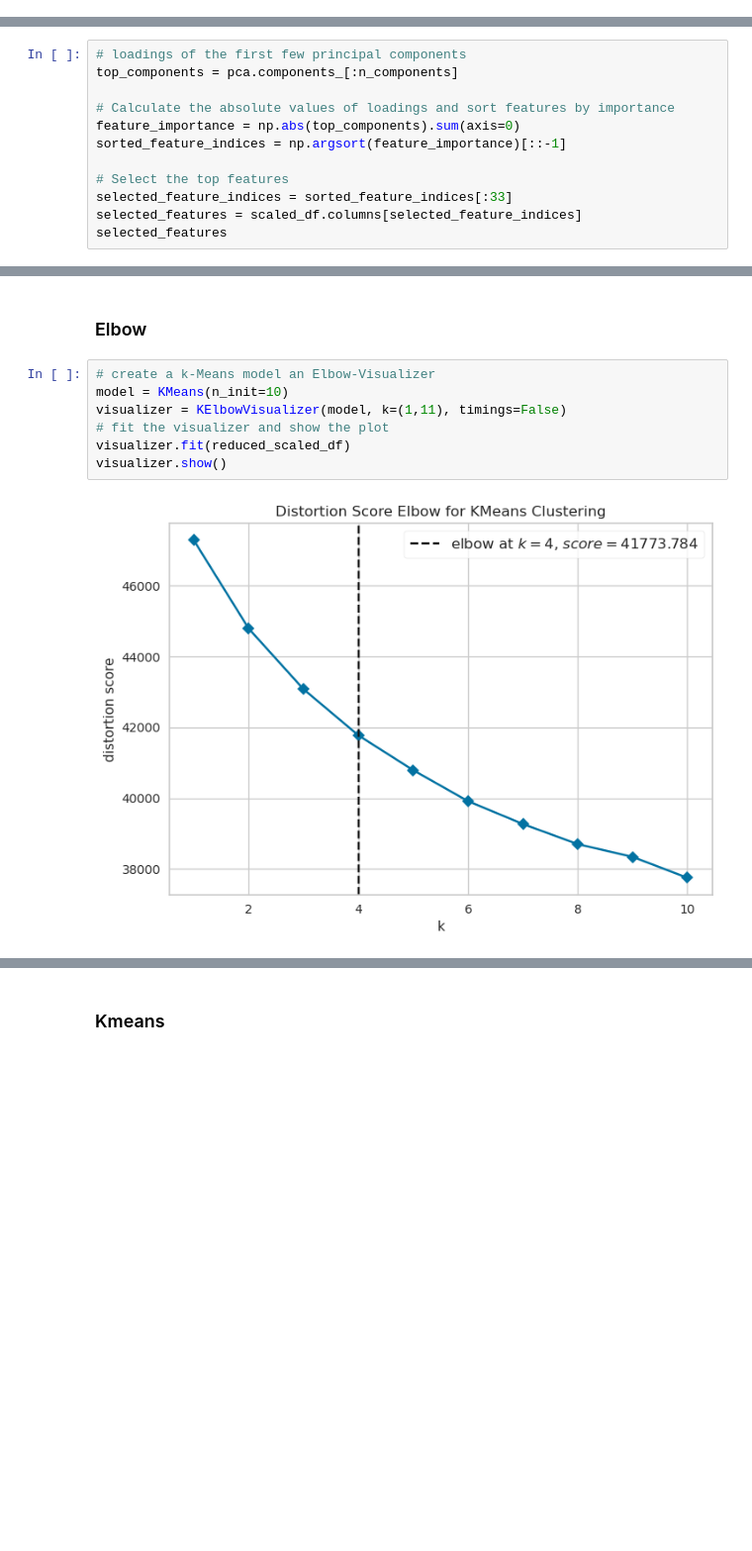
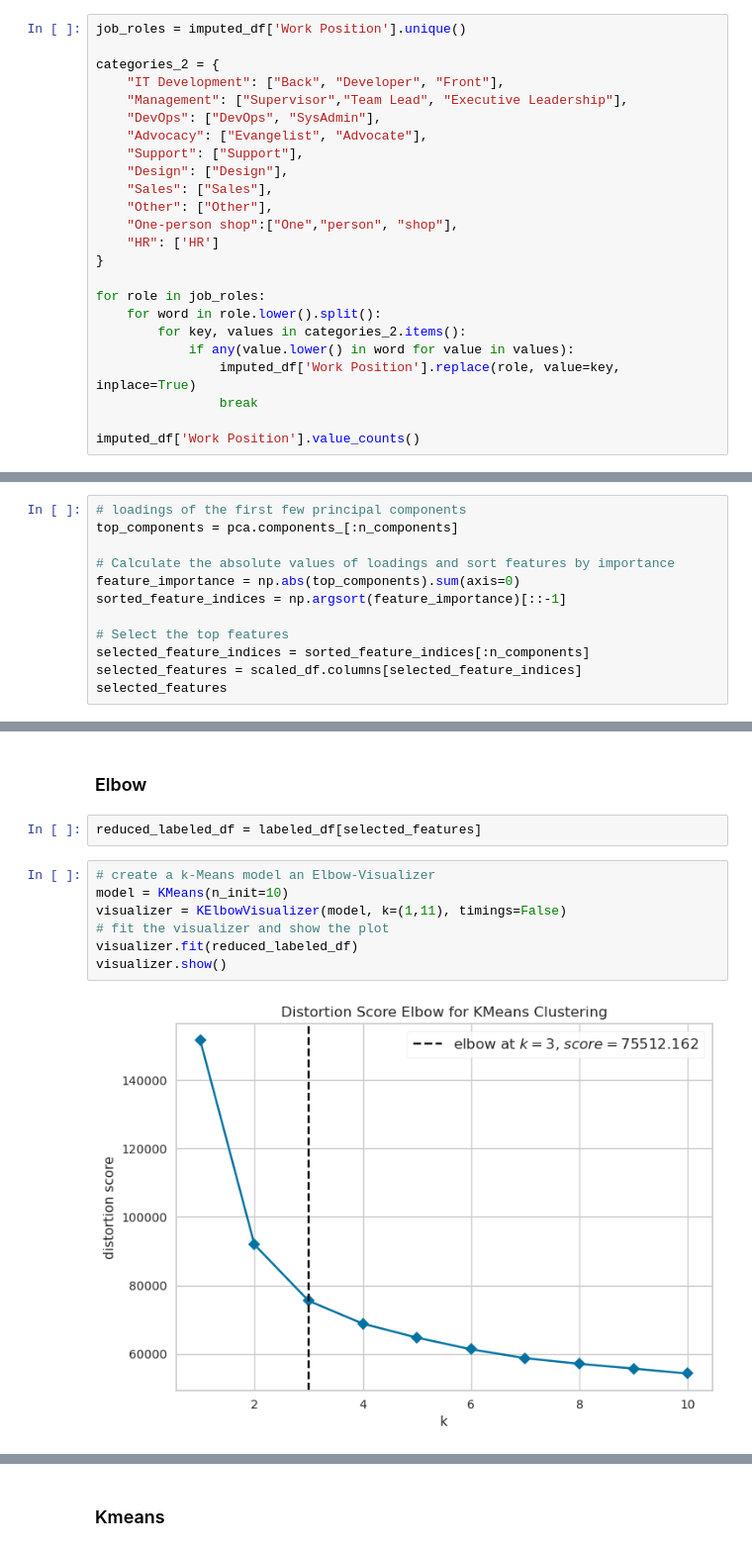
Before and after one commit to gulomovazukhrakhon/kaggle, a Jupyter notebook: mental-health-in-tech.ipynb, the cells around one changed output, grey strips where cells are left out. Shown at 99% size. Cells and saved outputs as stored; diff of their text form; blank space fills up the shorter version.

```diff
--- a/mental-health-in-tech.ipynb
+++ b/mental-health-in-tech.ipynb
@@ -362,0 +362,24 @@ array(['Fear of Discrimination or Prejudice',
+# %%
+job_roles = imputed_df['Work Position'].unique()
+
+categories_2 = {
+    "IT Development": ["Back", "Developer", "Front"],
+    "Management": ["Supervisor","Team Lead", "Executive Leadership"],
+    "DevOps": ["DevOps", "SysAdmin"],
+    "Advocacy": ["Evangelist", "Advocate"],
+    "Support": ["Support"],
+    "Design": ["Design"],
+    "Sales": ["Sales"],
+    "Other": ["Other"],
+    "One-person shop":["One","person", "shop"],
+    "HR": ['HR']
+}
+
+for role in job_roles:
+    for word in role.lower().split():
+        for key, values in categories_2.items():
+            if any(value.lower() in word for value in values):
+                imputed_df['Work Position'].replace(role, value=key, inplace=True)
+                break
+
+imputed_df['Work Position'].value_counts()
@@ -1105,7 +1114,7 @@ feature_importance = np.abs(top_components).sum(axis=0)
 sorted_feature_indices = np.argsort(feature_importance)[::-1]
 
 # Select the top features
-selected_feature_indices = sorted_feature_indices[:33]
+selected_feature_indices = sorted_feature_indices[:n_components]
 selected_features = scaled_df.columns[selected_feature_indices]
 selected_features
 # %% [output]
@@ -1164,15 +1173,17 @@ plt.show()
 [figure]
 # %% [markdown]
 ### Elbow
+# %%
+reduced_labeled_df = labeled_df[selected_features]
 # %%
 # create a k-Means model an Elbow-Visualizer
 model = KMeans(n_init=10)
 visualizer = KElbowVisualizer(model, k=(1,11), timings=False)
 # fit the visualizer and show the plot
-visualizer.fit(reduced_scaled_df)
+visualizer.fit(reduced_labeled_df)
 visualizer.show()
 # %% [output]
-[figure, old version]
+[figure, new version]
 <Axes: title={'center': 'Distortion Score Elbow for KMeans Clustering'}, xlabel='k', ylabel='distortion score'>
 # %% [markdown]
 ### Kmeans
```
Also changed, not shown: parts of 17 cells of this notebook.
